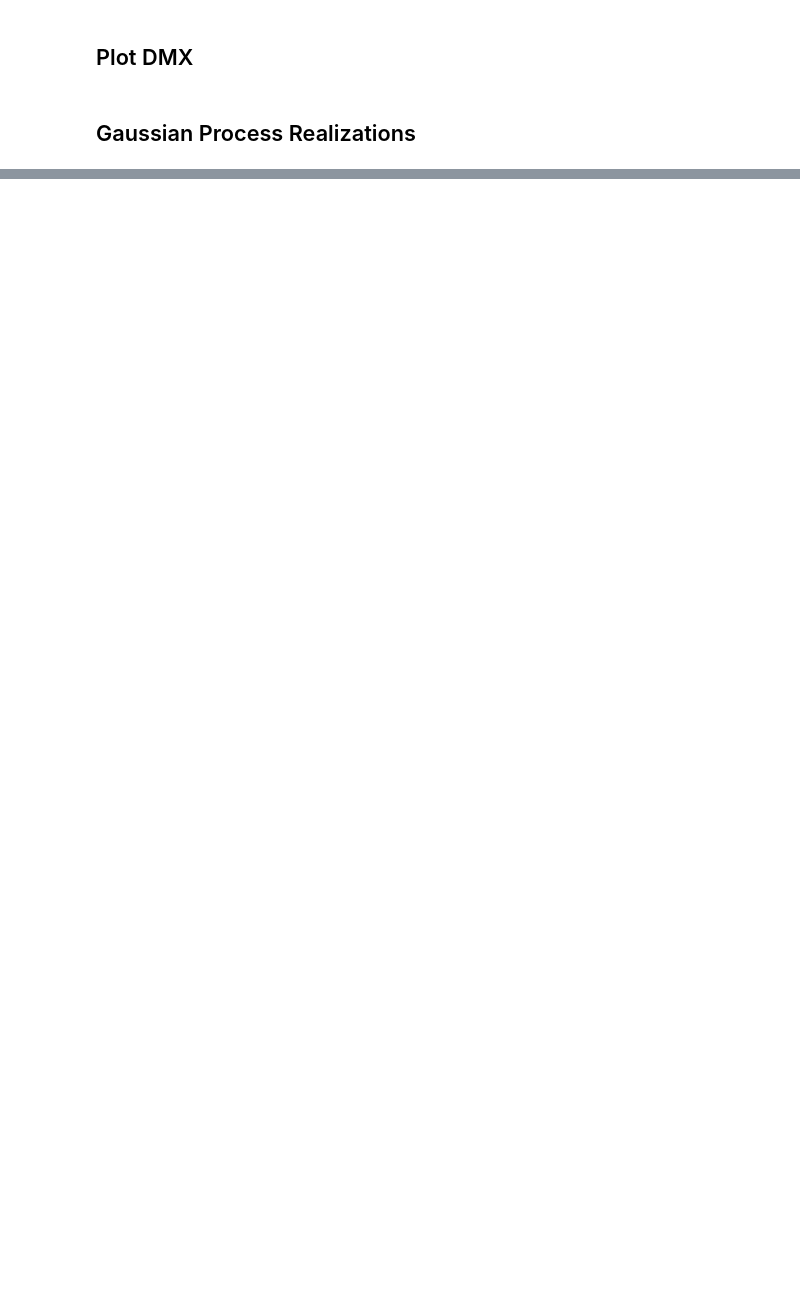
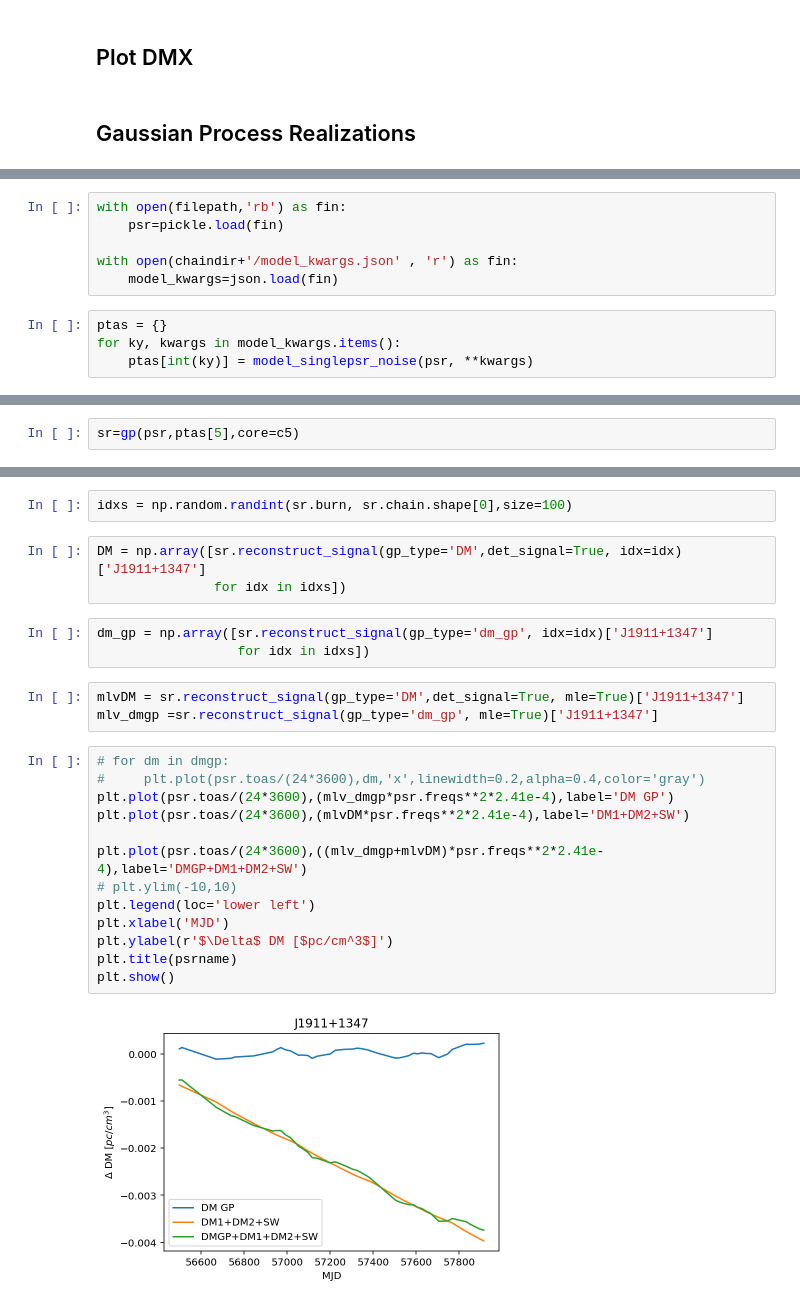
Before and after one commit to Hazboun6/noise_model_selection, a Jupyter notebook: chain_visualization.ipynb, the cells around one changed output, grey strips where cells are left out. Cells and saved outputs as stored; diff of their text form; blank space fills up the shorter version.

```diff
--- a/chain_visualization.ipynb
+++ b/chain_visualization.ipynb
@@ -99,0 +106,10 @@ plt.table()
+# %%
+with open(filepath,'rb') as fin:
+    psr=pickle.load(fin)
+
+with open(chaindir+'/model_kwargs.json' , 'r') as fin:
+    model_kwargs=json.load(fin)
+# %%
+ptas = {}
+for ky, kwargs in model_kwargs.items():
+    ptas[int(ky)] = model_singlepsr_noise(psr, **kwargs)
@@ -99,0 +121,2 @@ plt.table()
+# %%
+sr=gp(psr,ptas[5],core=c5)
@@ -99,0 +146,26 @@ plt.table()
+# %%
+idxs = np.random.randint(sr.burn, sr.chain.shape[0],size=100)
+# %%
+DM = np.array([sr.reconstruct_signal(gp_type='DM',det_signal=True, idx=idx)['J1911+1347']
+               for idx in idxs])
+# %%
+dm_gp = np.array([sr.reconstruct_signal(gp_type='dm_gp', idx=idx)['J1911+1347']
+                  for idx in idxs])
+# %%
+mlvDM = sr.reconstruct_signal(gp_type='DM',det_signal=True, mle=True)['J1911+1347']
+mlv_dmgp =sr.reconstruct_signal(gp_type='dm_gp', mle=True)['J1911+1347']
+# %%
+# for dm in dmgp:
+#     plt.plot(psr.toas/(24*3600),dm,'x',linewidth=0.2,alpha=0.4,color='gray')
+plt.plot(psr.toas/(24*3600),(mlv_dmgp*psr.freqs**2*2.41e-4),label='DM GP')
+plt.plot(psr.toas/(24*3600),(mlvDM*psr.freqs**2*2.41e-4),label='DM1+DM2+SW')
+
+plt.plot(psr.toas/(24*3600),((mlv_dmgp+mlvDM)*psr.freqs**2*2.41e-4),label='DMGP+DM1+DM2+SW')
+# plt.ylim(-10,10)
+plt.legend(loc='lower left')
+plt.xlabel('MJD')
+plt.ylabel(r'$\Delta$ DM [$pc/cm^3$]')
+plt.title(psrname)
+plt.show()
+# %% [output]
+[figure, added]
```
Also changed, not shown: parts of 26 cells of this notebook, 1 other file.
